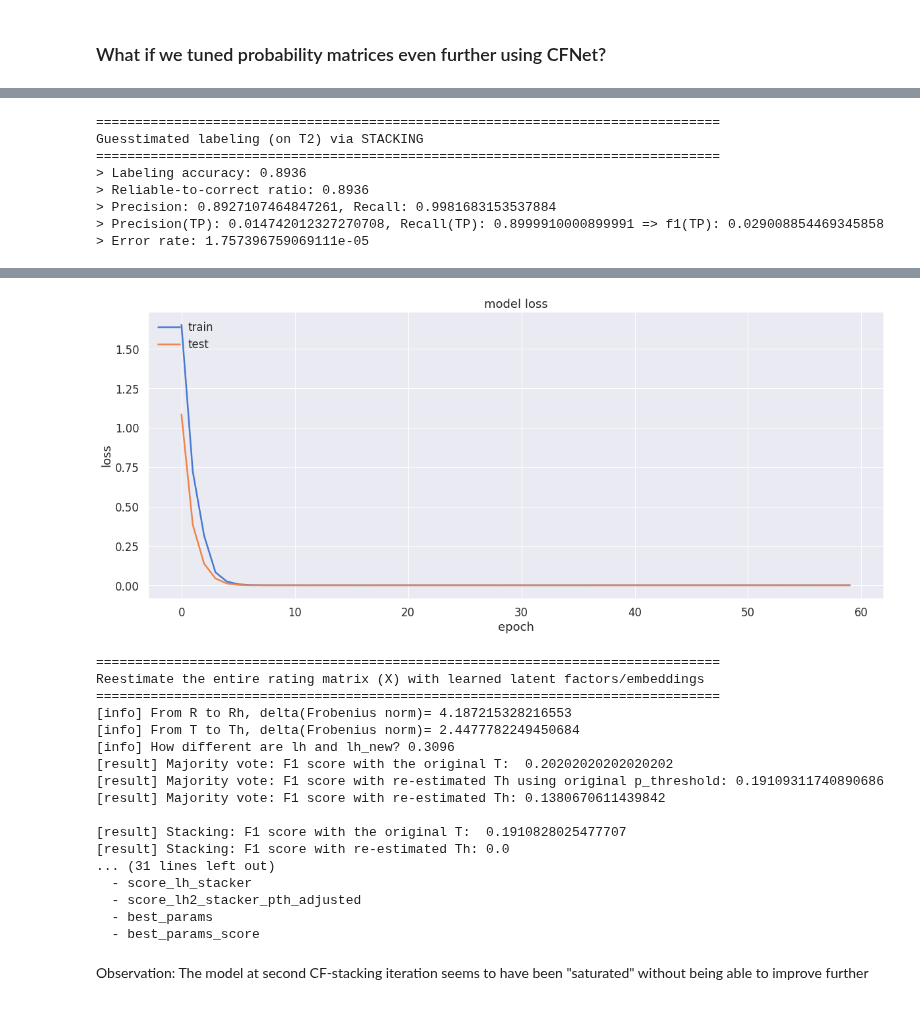
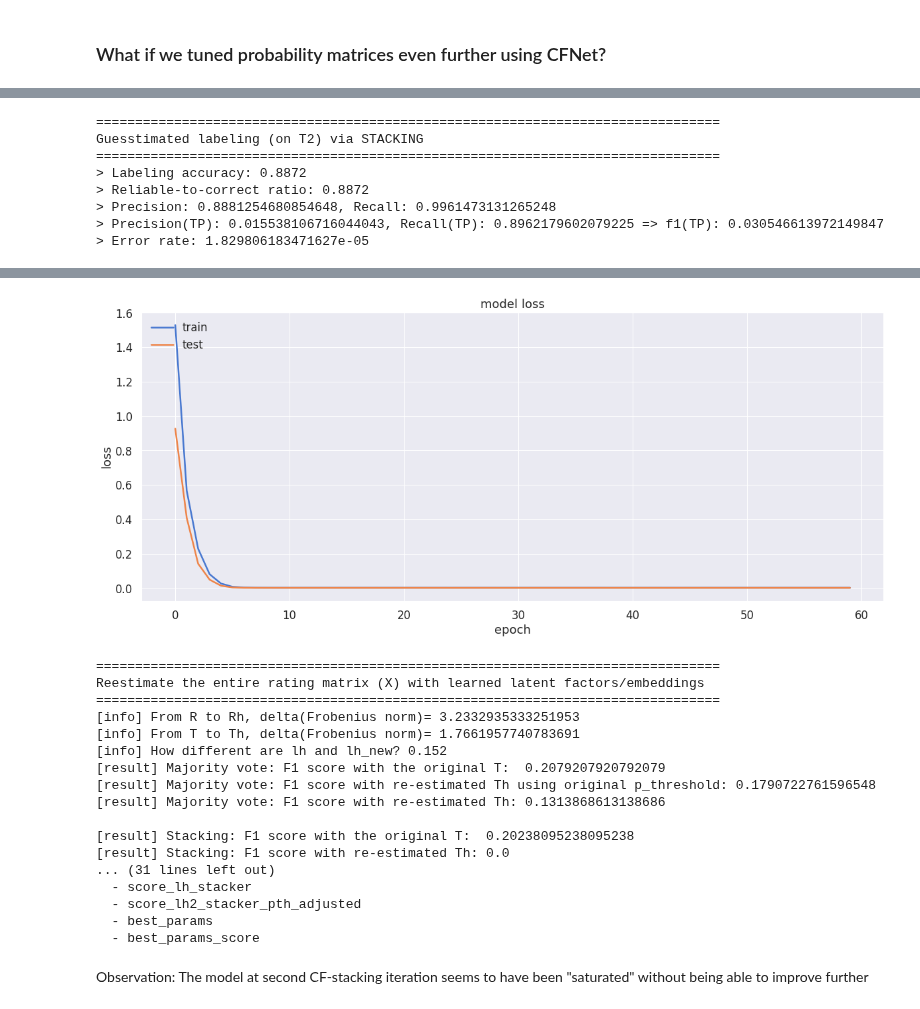
Before and after one commit to pleiadian53/cf_ensemble, a Jupyter notebook: Demo-CF-Stacking-part4.ipynb, the cells around one changed output, grey strips where cells are left out. Cells and saved outputs as stored; diff of their text form; code cells hidden in the pictures.

```diff
--- a/Demo-CF-Stacking-part4.ipynb
+++ b/Demo-CF-Stacking-part4.ipynb
@@ -384,7 +385,7 @@ cf_model = cm.training_pipeline(input_model=(cf_model, loss_fn),
                                 conf_measure=conf_measure,
                                 policy_threshold=policy_threshold,
 
-                                conf_type='Cw', # default sparse confidence matrix (Cn)
+                                conf_type='Cn', # default sparse confidence matrix (Cn)
                                 target_type=target_type,
 
                                 fold_number=fold_number)
@@ -505,11 +506,11 @@ print(f"> Error rate: {metrics['p_missed']}") # Probability of predicting reliab
 ================================================================================
 Guesstimated labeling (on T2) via STACKING
 ================================================================================
-> Labeling accuracy: 0.8936
-> Reliable-to-correct ratio: 0.8936
-> Precision: 0.8927107464847261, Recall: 0.9981683153537884
-> Precision(TP): 0.014742012327270708, Recall(TP): 0.8999910000899991 => f1(TP): 0.029008854469345858
-> Error rate: 1.757396759069111e-05
+> Labeling accuracy: 0.8872
+> Reliable-to-correct ratio: 0.8872
+> Precision: 0.8881254680854648, Recall: 0.9961473131265248
+> Precision(TP): 0.015538106716044043, Recall(TP): 0.8962179602079225 => f1(TP): 0.030546613972149847
+> Error rate: 1.829806183471627e-05
 # %%
 n_users, n_items = X2.shape
 
@@ -553,7 +554,7 @@ cf_model = cm.training_pipeline(input_model=(cf_model, loss_fn),
                                 conf_measure=conf_measure,
                                 policy_threshold=policy_threshold,
 
-                                # conf_type='Cn', # default sparse confidence matrix (Cn)
+                                conf_type='Cn', # default sparse confidence matrix (Cn)
                                 target_type=target_type,
 
                                 fold_number=fold_number)
@@ -578,4 +579,4 @@ Epoch 60/60
-[figure, old version]
+[figure, new version]
 # %%
 Pc2, _ = pmodel.color_matrix(X2, L2, p_th=p_threshold2)
 y_colors = pmodel.verify_colors(Pc2)
@@ -593,14 +594,14 @@ reestimated = analyzer(L_test, unreliable_only=True, verbose=2)
 ================================================================================
 Reestimate the entire rating matrix (X) with learned latent factors/embeddings
 ================================================================================
-[info] From R to Rh, delta(Frobenius norm)= 4.187215328216553
-[info] From T to Th, delta(Frobenius norm)= 2.4477782249450684
-[info] How different are lh and lh_new? 0.3096
-[result] Majority vote: F1 score with the original T:  0.20202020202020202
-[result] Majority vote: F1 score with re-estimated Th using original p_threshold: 0.19109311740890686
-[result] Majority vote: F1 score with re-estimated Th: 0.1380670611439842
+[info] From R to Rh, delta(Frobenius norm)= 3.2332935333251953
+[info] From T to Th, delta(Frobenius norm)= 1.7661957740783691
+[info] How different are lh and lh_new? 0.152
+[result] Majority vote: F1 score with the original T:  0.2079207920792079
+[result] Majority vote: F1 score with re-estimated Th using original p_threshold: 0.1790722761596548
+[result] Majority vote: F1 score with re-estimated Th: 0.1313868613138686
 
-[result] Stacking: F1 score with the original T:  0.1910828025477707
+[result] Stacking: F1 score with the original T:  0.20238095238095238
 [result] Stacking: F1 score with re-estimated Th: 0.0
 ... (31 lines left out)
   - score_lh_stacker
```
Also changed, not shown: parts of 7 cells of this notebook, 1 other file.
